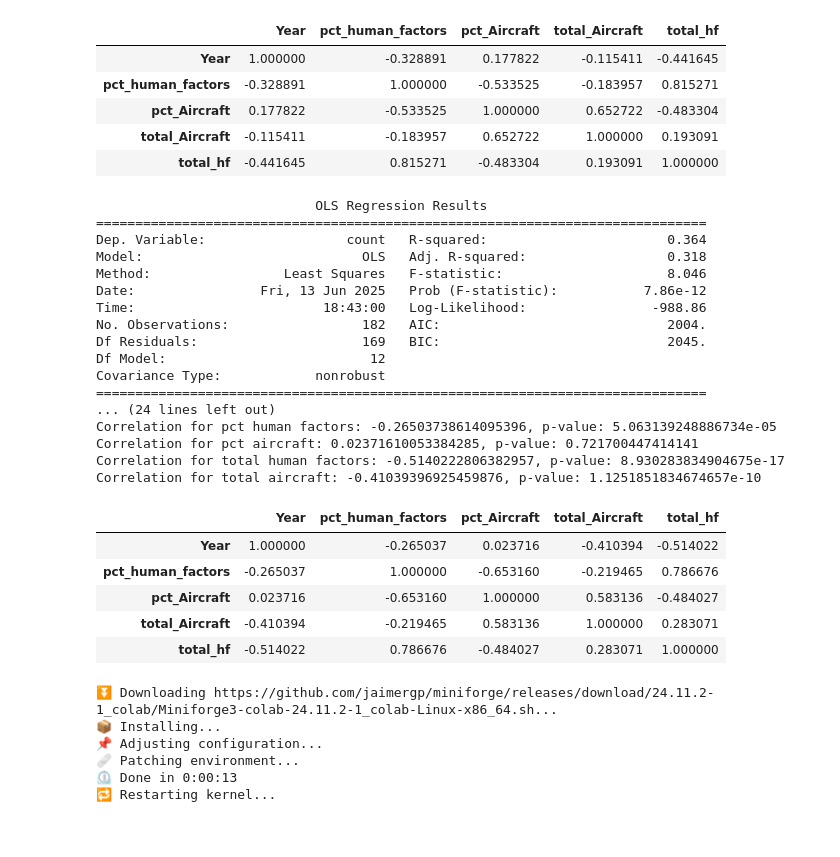
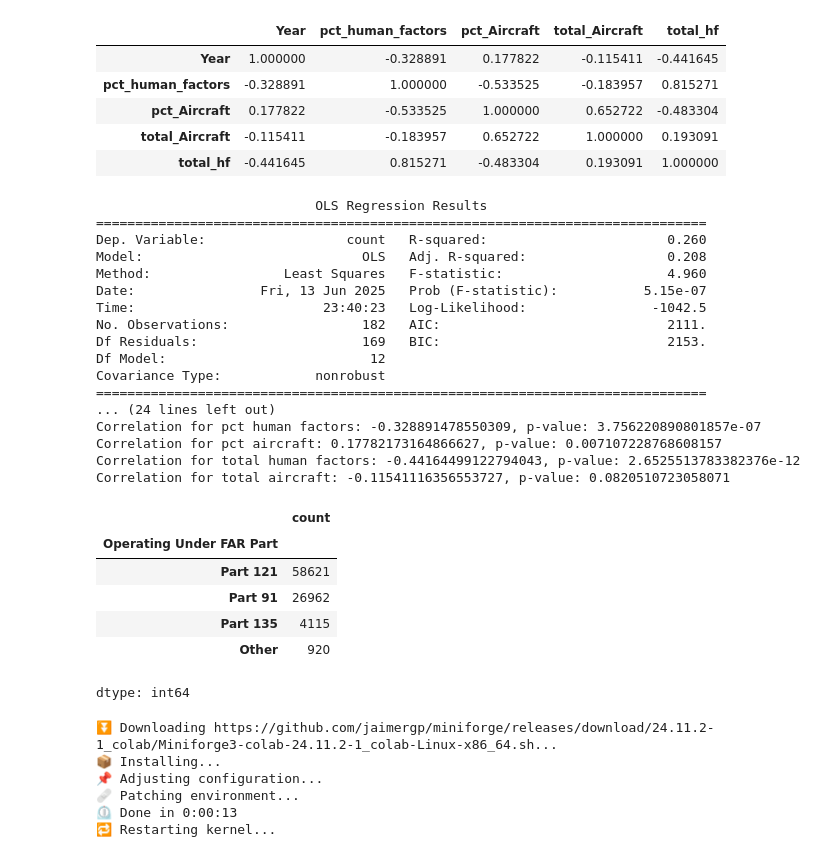
Before and after one commit to terryljh/aviation2, a Jupyter notebook: asrs linear model2.ipynb, the cells around one changed output. Drawn from its saved outputs; the diff is of its cells as text; code cells hidden in the pictures.

```diff
--- a/asrs linear model2.ipynb
+++ b/asrs linear model2.ipynb
@@ -201,6 +201,10 @@ def clean_far_part(value):
 
 df_final['Operating Under FAR Part'] = df_final['Operating Under FAR Part'].apply(clean_far_part)
 
+counts = df_final['Operating Under FAR Part'].value_counts()
+low_freq_labels = counts[counts < 1000].index
+df_final['Operating Under FAR Part'] = df_final['Operating Under FAR Part'].replace(low_freq_labels, 'Other')
+
 dfsubset = df_final[['Date', 'Normalized', 'Abbreviation_Type', 'Locale Reference', 'State Reference', 'Operating Under FAR Part','Mission','Light', 'Flight Phase','Function', 'Contributing Factors / Situations', 'Primary Problem']]
 dfsubset=dfsubset.copy()
 dfsubset = dfsubset[(dfsubset['Date']//100 >= 2004) & (dfsubset['Date']//100 <= 2026)]
@@ -577,7 +581,7 @@ dfsubset2['Year'] = dfsubset2['Date']//100
 dfsubset2['Month'] = dfsubset2['Date']%100
 dfsubset2['Year'] = dfsubset2['Year'] - dfsubset2['Year'].mean()
 
-dfsubset2 = dfsubset2[dfsubset2['Operating Under FAR Part'] == 'Part 121']
+#dfsubset2 = dfsubset2[dfsubset2['Operating Under FAR Part'] == 'Part 121']
 
 dfsubset2['Human_Factors'] = dfsubset2['Primary Problem'] == 'Human Factors'
 hf_by_month = dfsubset2.groupby(['Year', 'Month'])['Human_Factors'].mean().reset_index(name='pct_human_factors')
@@ -609,9 +613,9 @@ dfsubset2['Operating Under FAR Part'] = dfsubset2['Operating Under FAR Part'].ap
 #
 #dfsubset2 = dfsubset2[dfsubset2['Operating Under FAR Part'].apply(is_unambiguous)].copy()
 
-counts = dfsubset2['Operating Under FAR Part'].value_counts()
-low_freq_labels = counts[counts < 1000].index
-dfsubset2['Operating Under FAR Part'] = dfsubset2['Operating Under FAR Part'].replace(low_freq_labels, 'Other')
+#counts = dfsubset2['Operating Under FAR Part'].value_counts()
+#low_freq_labels = counts[counts < 1000].index
+#dfsubset2['Operating Under FAR Part'] = dfsubset2['Operating Under FAR Part'].replace(low_freq_labels, 'Other')
 #dfsubset2 = dfsubset2[dfsubset2['Operating Under FAR Part'].isin(['Part 121', 'Part 135','Part 91'])].reset_index(drop=True)
 
 #far_by_month = dfsubset2.groupby(['Year', 'Month'])['FAR_121'].mean().reset_index(name='pct_far121')
@@ -649,50 +653,52 @@ y = grouped['count'].astype(float)
 X = X.apply(pd.to_numeric, errors='coerce').dropna()
 y = y.loc[X.index]
 X_train, X_test, y_train, y_test = train_test_split(
 X, y, test_size=0.2, random_state=945)
 monthmodel = LinearRegression()
 monthmodel.fit(X_train,y_train)
 
 X_train = sm.add_constant(X_train, prepend=False)
 
 monthmodel2 = sm.OLS(y_train, X_train).fit()
 print(monthmodel2.summary())
 
 from scipy.stats import pearsonr
 r, p = pearsonr(grouped['Year'].values, grouped['pct_human_factors'].values)
 print(f"Correlation for pct human factors: {r}, p-value: {p}")
 r, p = pearsonr(grouped['Year'].values, grouped['pct_Aircraft'].values)
 print(f"Correlation for pct aircraft: {r}, p-value: {p}")
 r, p = pearsonr(grouped['Year'].values, grouped['total_hf'].values)
 print(f"Correlation for total human factors: {r}, p-value: {p}")
 r, p = pearsonr(grouped['Year'].values, grouped['total_Aircraft'].values)
 print(f"Correlation for total aircraft: {r}, p-value: {p}")
 
 grouped[['Year', 'pct_human_factors', 'pct_Aircraft', 'total_Aircraft','total_hf']].corr()
+counts
 # %% [output]
                             OLS Regression Results
 ==============================================================================
-Dep. Variable:                  count   R-squared:                       0.364
-Model:                            OLS   Adj. R-squared:                  0.318
-Method:                 Least Squares   F-statistic:                     8.046
-Date:                Fri, 13 Jun 2025   Prob (F-statistic):           7.86e-12
-Time:                        18:43:00   Log-Likelihood:                -988.86
-No. Observations:                 182   AIC:                             2004.
-Df Residuals:                     169   BIC:                             2045.
+Dep. Variable:                  count   R-squared:                       0.260
+Model:                            OLS   Adj. R-squared:                  0.208
+Method:                 Least Squares   F-statistic:                     4.960
+Date:                Fri, 13 Jun 2025   Prob (F-statistic):           5.15e-07
+Time:                        23:40:23   Log-Likelihood:                -1042.5
+No. Observations:                 182   AIC:                             2111.
+Df Residuals:                     169   BIC:                             2153.
 Df Model:                          12
 Covariance Type:            nonrobust
 ==============================================================================
 ... (24 lines left out)
-Correlation for pct human factors: -0.26503738614095396, p-value: 5.063139248886734e-05
-Correlation for pct aircraft: 0.02371610053384285, p-value: 0.721700447414141
-Correlation for total human factors: -0.5140222806382957, p-value: 8.930283834904675e-17
-Correlation for total aircraft: -0.41039396925459876, p-value: 1.1251851834674657e-10
+Correlation for pct human factors: -0.328891478550309, p-value: 3.756220890801857e-07
+Correlation for pct aircraft: 0.17782173164866627, p-value: 0.007107228768608157
+Correlation for total human factors: -0.44164499122794043, p-value: 2.6525513783382376e-12
+Correlation for total aircraft: -0.11541116356553727, p-value: 0.0820510723058071
-|  | Year | pct_human_factors | pct_Aircraft | total_Aircraft | total_hf |
-| Year | 1.000000 | -0.265037 | 0.023716 | -0.410394 | -0.514022 |
-| pct_human_factors | -0.265037 | 1.000000 | -0.653160 | -0.219465 | 0.786676 |
-| pct_Aircraft | 0.023716 | -0.653160 | 1.000000 | 0.583136 | -0.484027 |
-| total_Aircraft | -0.410394 | -0.219465 | 0.583136 | 1.000000 | 0.283071 |
-| total_hf | -0.514022 | 0.786676 | -0.484027 | 0.283071 | 1.000000 |
+|  | count |
+| Operating Under FAR Part |  |
+| Part 121 | 58621 |
+| Part 91 | 26962 |
+| Part 135 | 4115 |
+| Other | 920 |
+dtype: int64
 # %%
 !pip install -q condacolab
 import condacolab
```
